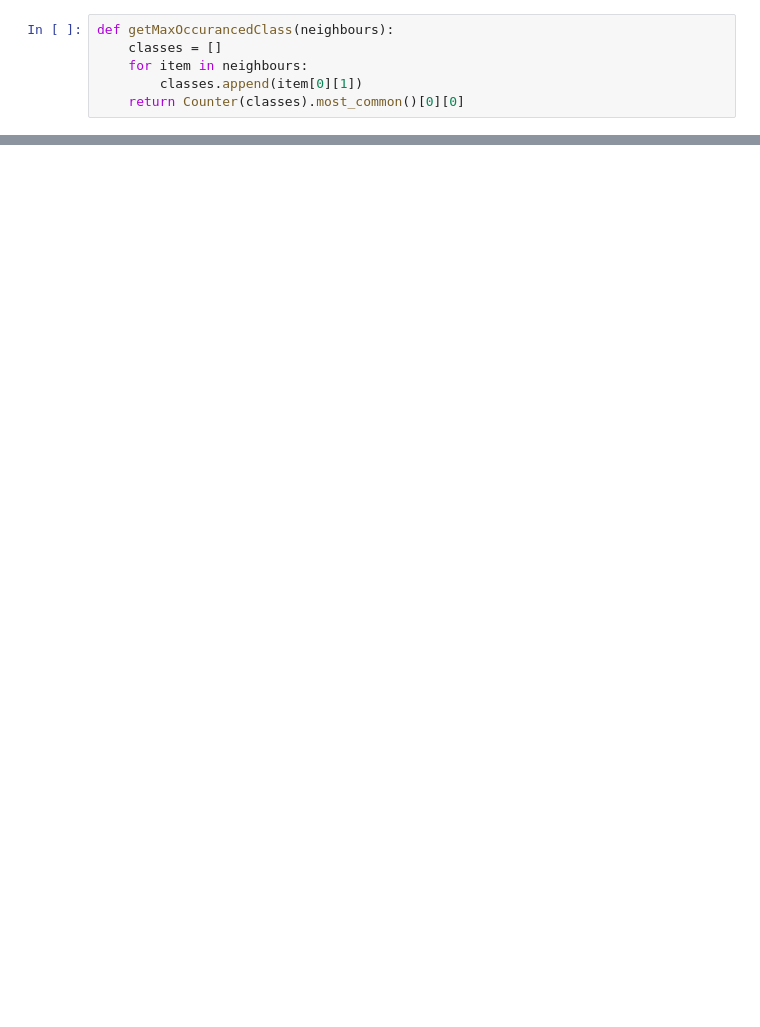
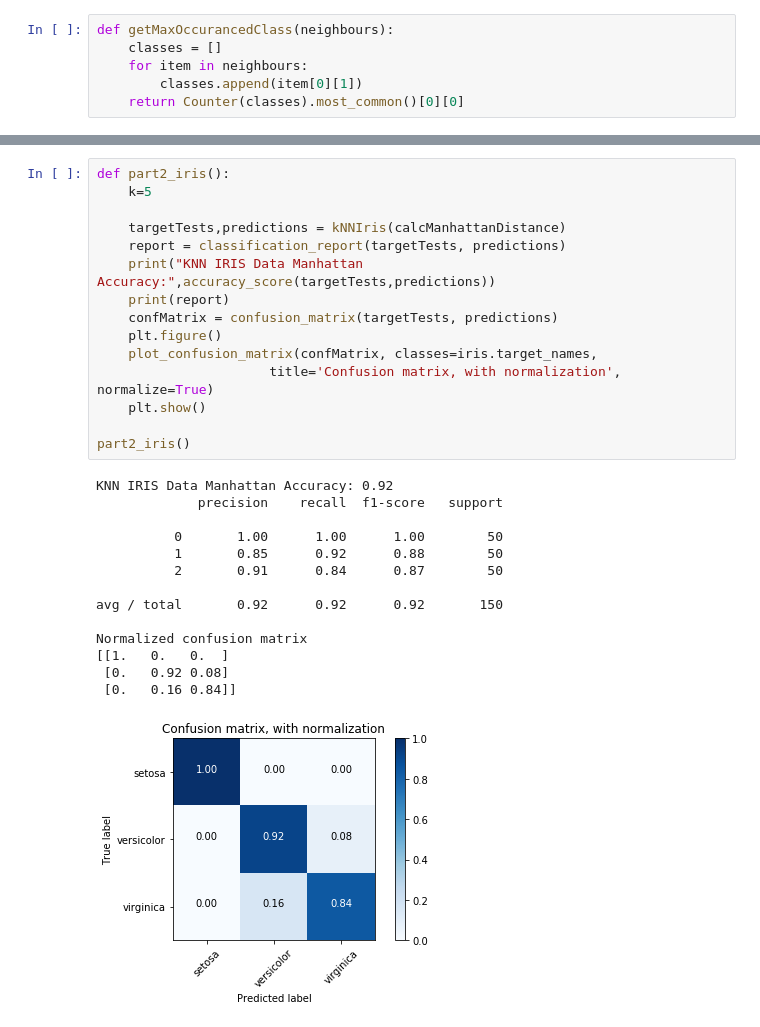
Before and after one commit to GTU-Projects/CSE455_MachineLearning_2018, a Jupyter notebook: HW1_KNN_SVM/Part1.ipynb, the cells around one changed output, grey strips where cells are left out. Cells and saved outputs as stored; diff of their text form; blank space fills up the shorter version.

```diff
--- a/HW1_KNN_SVM/Part1.ipynb
+++ b/HW1_KNN_SVM/Part1.ipynb
@@ -55,0 +243,30 @@ def getMaxOccurancedClass(neighbours):
+# %%
+def part2_iris():
+    k=5
+
+    targetTests,predictions = kNNIris(calcManhattanDistance)
+    report = classification_report(targetTests, predictions)
+    print("KNN IRIS Data Manhattan Accuracy:",accuracy_score(targetTests,predictions))
+    print(report)
+    confMatrix = confusion_matrix(targetTests, predictions)
+    plt.figure()
+    plot_confusion_matrix(confMatrix, classes=iris.target_names,
+                      title='Confusion matrix, with normalization', normalize=True)
+    plt.show()
+
+part2_iris()
+# %% [output]
+KNN IRIS Data Manhattan Accuracy: 0.92
+             precision    recall  f1-score   support
+
+          0       1.00      1.00      1.00        50
+          1       0.85      0.92      0.88        50
+          2       0.91      0.84      0.87        50
+
+avg / total       0.92      0.92      0.92       150
+
+Normalized confusion matrix
+[[1.   0.   0.  ]
+ [0.   0.92 0.08]
+ [0.   0.16 0.84]]
+[figure, added]
```
Also changed, not shown: parts of 12 cells of this notebook.
